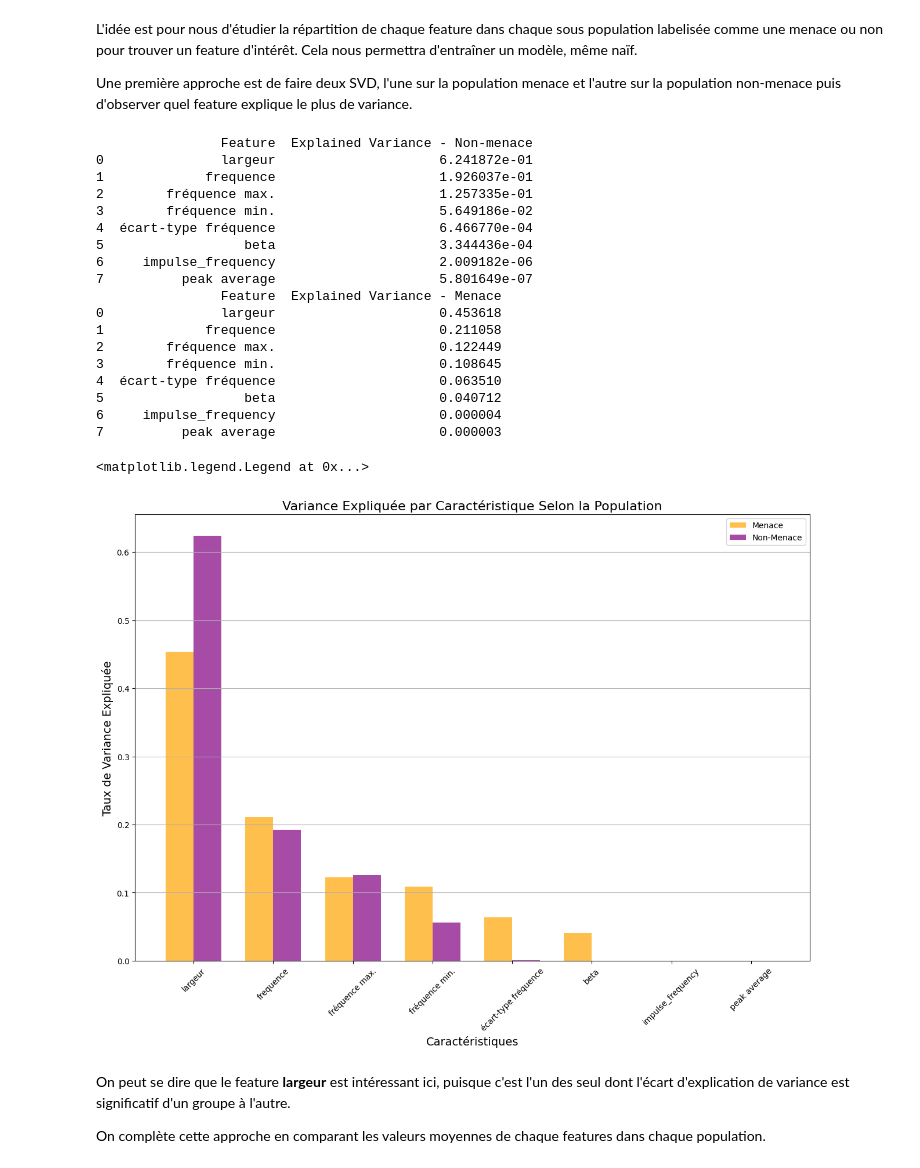
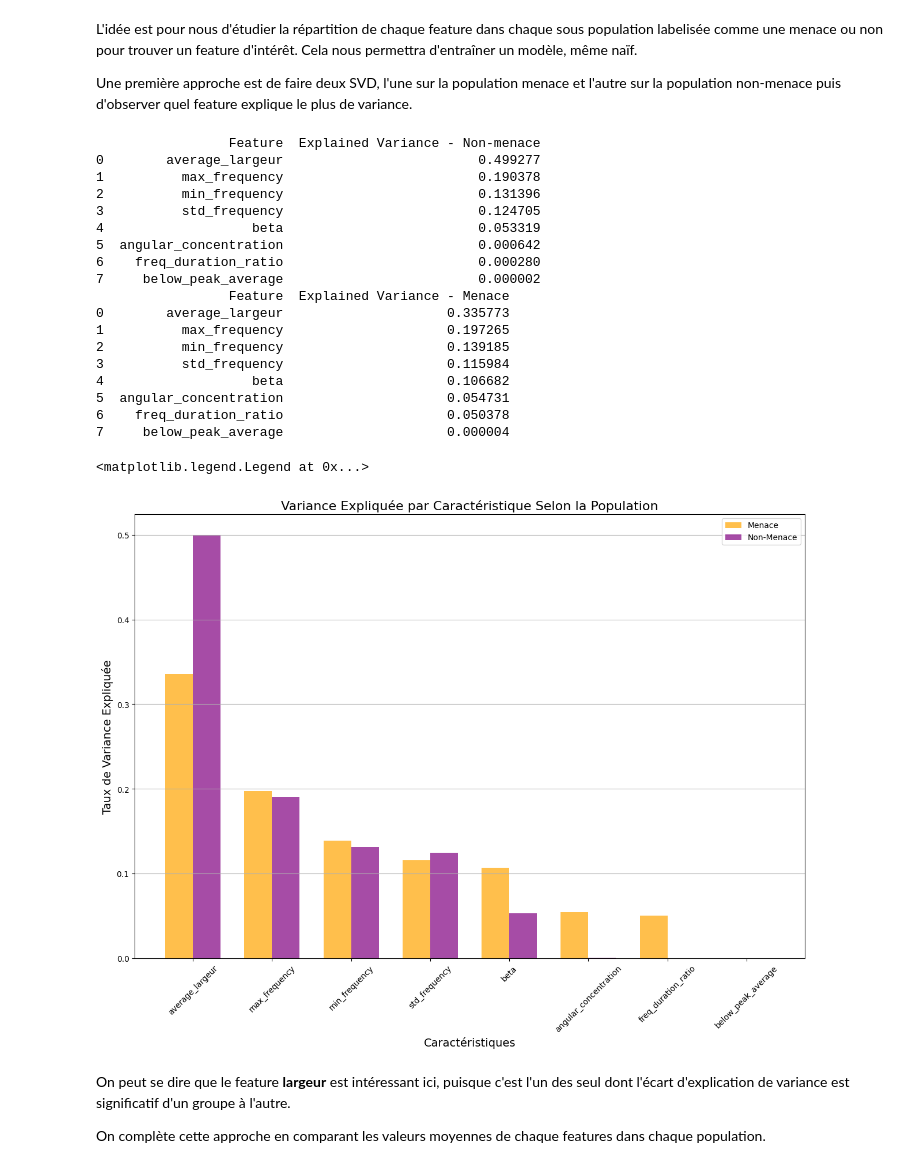
Before and after one commit to NailKhelifa/MVA_deep_and_signal, a Jupyter notebook: TP2/dls_tp2.ipynb, the cells around one changed output. Saved outputs shown, nothing was run; the diff lists cells and outputs as text; code cells hidden in the pictures.

```diff
--- a/TP2/dls_tp2.ipynb
+++ b/TP2/dls_tp2.ipynb
@@ -221,10 +222,15 @@ def data_transformation(source="train", sample_count=200) -> pd.DataFrame:
         features_dataset["max_frequency"] = np.max(data_points['frequence'])
         features_dataset["min_frequency"] = np.min(data_points['frequence'])
         features_dataset["std_frequency"] = np.std(data_points['frequence'])
-        features_dataset["average frequency"] = np.mean(data_points["frequence"])
-        features_dataset["average puissance"] = np.mean(data_points["frequence"])/np.mean(data_points["puissance"])
+        features_dataset["average_frequency"] = np.mean(data_points["frequence"])
+        features_dataset["average_puissance"] = np.mean(data_points["frequence"])/np.mean(data_points["puissance"])
         features_dataset["beta"] = calculate_residuals(data_points['largeur'], data_points['frequence'])
-        features_dataset["average largeur"] = np.mean(data_points["largeur"])
+        features_dataset["average_largeur"] = np.mean(data_points["largeur"])
+        delta_theta = np.diff(data_points["theta"])
+        delta_phi = np.diff(data_points["phi"])
+        features_dataset["angular_distances"] = np.sqrt(delta_theta**2 + delta_phi**2)
+        features_dataset["angular_concentration"] = np.abs(np.mean(np.exp(1j * (data_points["theta"] + data_points["phi"]))))
+        features_dataset["freq_duration_ratio"] = (features_dataset["impulse_frequency"] * features_dataset["average_largeur"])/np.abs(np.max(data_points["puissance"]))
         features.append(features_dataset)  # Add the transformed record to the list
 
     # Conversion of the list of records to DataFrame
@@ -308,33 +314,11 @@ Une première approche est de faire deux SVD, l'une sur la population menace et
 fig, ax = plt.subplots(figsize=(15, 10))
 
 # Liste des caractéristiques à analyser
-features_list = ['largeur', 'frequence', 'fréquence max.', 'fréquence min.',
-                 'écart-type fréquence', "beta",
-                 'impulse_frequency', 'peak average']
+features_list = ['average_largeur', 'max_frequency', 'min_frequency', 'std_frequency', 'beta',
+                 'angular_concentration', 'freq_duration_ratio', 'below_peak_average']
 
-# Préparation des données pour la SVD pour les menaces
-X_menace = np.array([
-    np.mean(df_menaces_train['largeur'].values.tolist(), axis=1),
-    np.mean(df_menaces_train['frequence'].values.tolist(), axis=1),
-    df_menaces_train['max_frequency'].values.tolist(),
-    df_menaces_train['min_frequency'].values.tolist(),
-    df_menaces_train['std_frequency'].values.tolist(),
-    df_menaces_train["beta"].values.tolist(),
-    df_menaces_train["impulse_frequency"].values.tolist(),
-    df_menaces_train['peak_average'].values.tolist()
-]).T
-
-# Préparation des données pour la SVD pour les non-menaces
-X_non_menace = np.array([
-    np.mean(df_non_menaces_train['largeur'].values.tolist(), axis=1),
-    np.mean(df_non_menaces_train['frequence'].values.tolist(), axis=1),
-    df_non_menaces_train['max_frequency'].values.tolist(),
-    df_non_menaces_train['min_frequency'].values.tolist(),
-    df_non_menaces_train['std_frequency'].values.tolist(),
-    df_non_menaces_train["beta"].values.tolist(),
-    df_non_menaces_train["impulse_frequency"].values.tolist(),
-    df_non_menaces_train['peak_average'].values.tolist()
-]).T
+X_menace = df_menaces_train[features_list]
+X_non_menace = df_non_menaces_train[features_list]
 
 # Normalisation des données
 scaler = StandardScaler()
@@ -363,52 +347,52 @@ explained_variance_df_non_menace = pd.DataFrame({
 # Tri des DataFrames par variance expliquée
 explained_variance_df_non_menace.sort_values(by='Explained Variance - Non-menace', ascending=False, inplace=True)
 explained_variance_df_menace.sort_values(by='Explained Variance - Menace', ascending=False, inplace=True)
 
 # Affichage des variances expliquées triées
 print(explained_variance_df_non_menace)
 print(explained_variance_df_menace)
 
 # Position des barres pour chaque feature
 x = np.arange(len(features_list))
 width = 0.35  # Largeur des barres pour les mettre côte à côte
 
 # Barres pour la menace
 ax.bar(x - width/2, explained_variance_df_menace['Explained Variance - Menace'],
        width, color='orange', alpha=0.7, label='Menace')
 
 # Barres pour la non-menace
 ax.bar(x + width/2, explained_variance_df_non_menace['Explained Variance - Non-menace'],
        width, color='purple', alpha=0.7, label='Non-Menace')
 
 # Titre et labels du graphique
 ax.set_title('Variance Expliquée par Caractéristique Selon la Population', fontsize=16)
 ax.set_xlabel('Caractéristiques', fontsize=14)
 ax.set_ylabel('Taux de Variance Expliquée', fontsize=14)
 ax.set_xticks(x)
 ax.set_xticklabels(features_list, rotation=45)  # Rotation des étiquettes de l'axe des x pour faciliter la lecture
 ax.grid(axis='y')  # Affichage de la grille sur l'axe des y
 ax.legend()  # Affichage de la légende
 # %% [output]
-                Feature  Explained Variance - Non-menace
-0               largeur                     6.241872e-01
-1             frequence                     1.926037e-01
-2        fréquence max.                     1.257335e-01
-3        fréquence min.                     5.649186e-02
-4  écart-type fréquence                     6.466770e-04
-5                  beta                     3.344436e-04
-6     impulse_frequency                     2.009182e-06
-7          peak average                     5.801649e-07
-                Feature  Explained Variance - Menace
-0               largeur                     0.453618
-1             frequence                     0.211058
-2        fréquence max.                     0.122449
-3        fréquence min.                     0.108645
-4  écart-type fréquence                     0.063510
-5                  beta                     0.040712
-6     impulse_frequency                     0.000004
-7          peak average                     0.000003
+                 Feature  Explained Variance - Non-menace
+0        average_largeur                         0.499277
+1          max_frequency                         0.190378
+2          min_frequency                         0.131396
+3          std_frequency                         0.124705
+4                   beta                         0.053319
+5  angular_concentration                         0.000642
+6    freq_duration_ratio                         0.000280
+7     below_peak_average                         0.000002
+                 Feature  Explained Variance - Menace
+0        average_largeur                     0.335773
+1          max_frequency                     0.197265
+2          min_frequency                     0.139185
+3          std_frequency                     0.115984
+4                   beta                     0.106682
+5  angular_concentration                     0.054731
+6    freq_duration_ratio                     0.050378
+7     below_peak_average                     0.000004
 <matplotlib.legend.Legend at 0x...>
-[figure, old version]
+[figure, new version]
 # %% [markdown]
 On peut se dire que le feature **largeur** est intéressant ici, puisque c'est l'un des seul dont l'écart d'explication de variance est significatif d'un groupe à l'autre.
 
```
Also changed, not shown: parts of 14 cells of this notebook.
